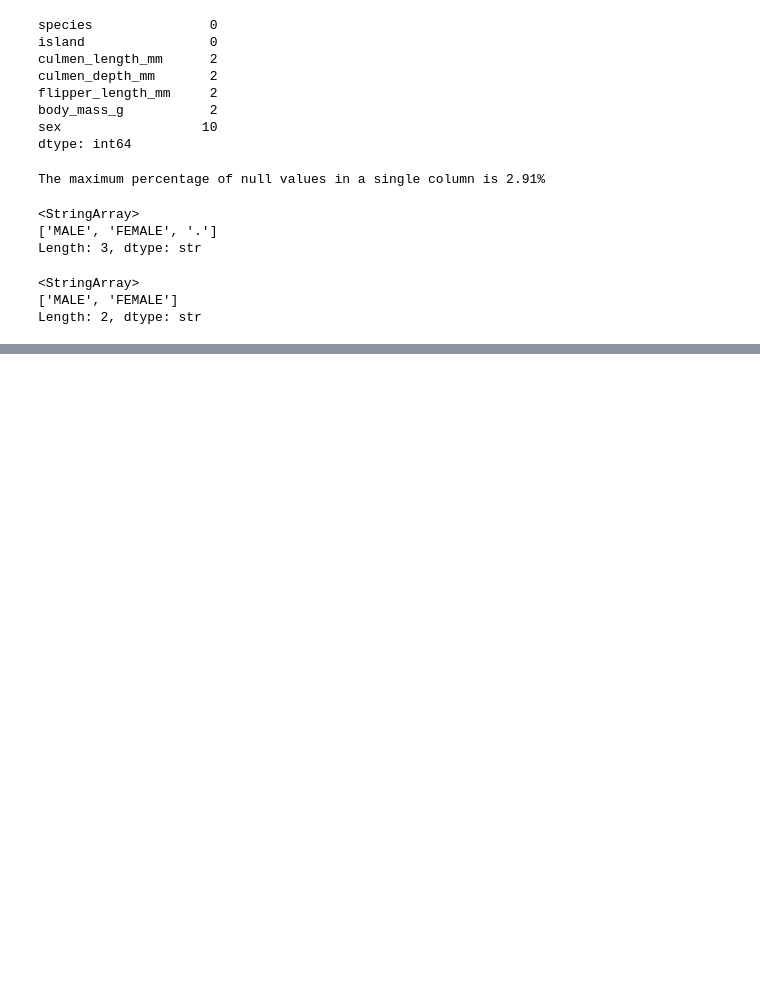
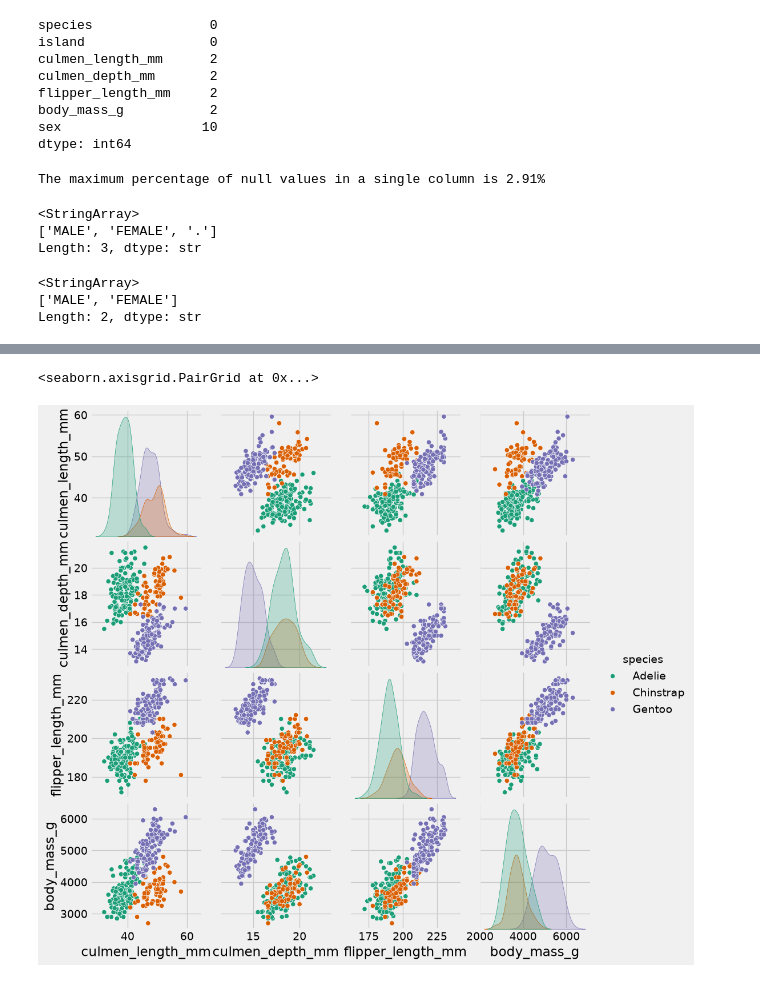
Before and after one commit to Jquishpeq923/Machine-Learning-6-SIN-A-Mar-Jul-2026, a Jupyter notebook: penguins1.ipynb, the cells around one changed output, grey strips where cells are left out. Saved outputs shown, nothing was run; the diff lists cells and outputs as text; code cells hidden in the pictures; blank space fills up the shorter version.

```diff
--- a/penguins1.ipynb
+++ b/penguins1.ipynb
@@ -85,0 +96,8 @@ Length: 2, dtype: str
+# %%
+# Create a grid of scatterplots to visualize the pairwise relationships between all numerical columns.
+# The 'hue' parameter colors the data points based on the 'species' category,
+# and 'palette' applies the 'Dark2' color scheme for better contrast.
+sns.pairplot(df, hue='species', palette='Dark2')
+# %% [output]
+<seaborn.axisgrid.PairGrid at 0x...>
+[figure, added]
```
Also changed, not shown: parts of 2 cells of this notebook.
